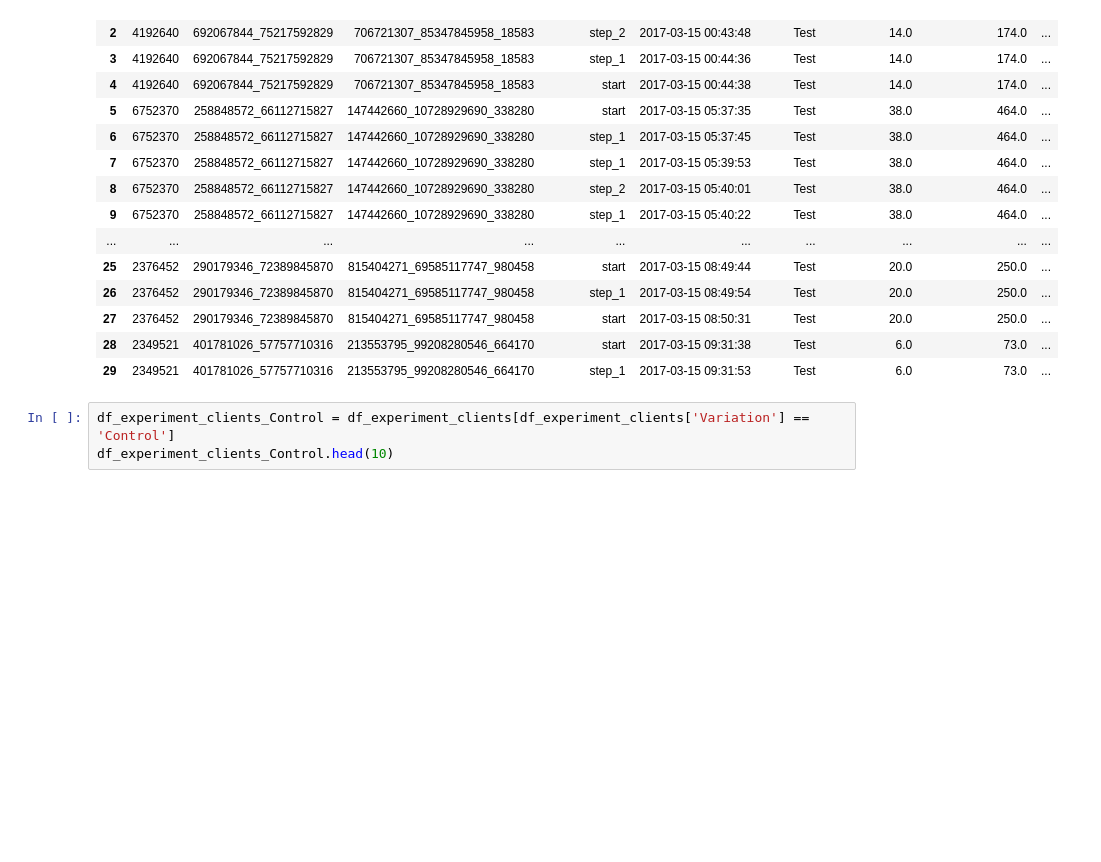
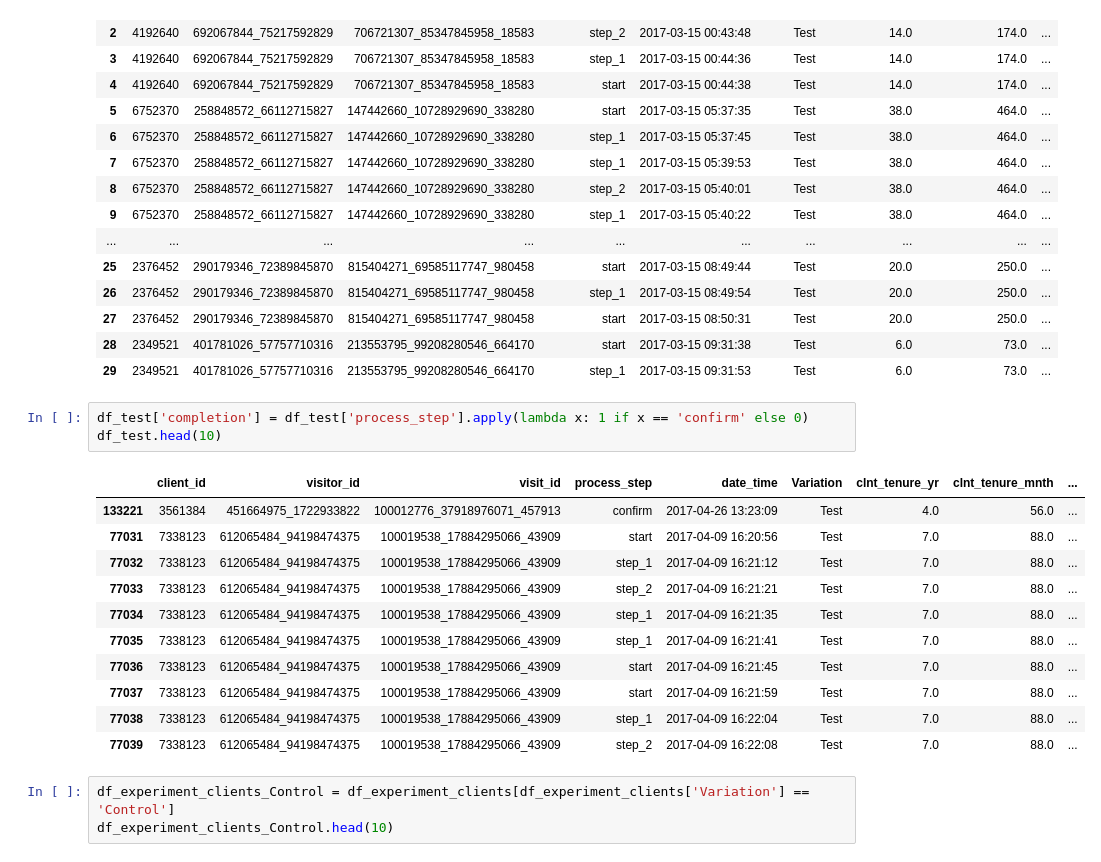
Before and after one commit to DaniCoco31/project_2, a Jupyter notebook: notebooks/Exploratory_nb_Reetu.ipynb, the cells around one changed output. Cells and saved outputs as stored; diff of their text form; blank space fills up the shorter version.

```diff
--- a/notebooks/Exploratory_nb_Reetu.ipynb
+++ b/notebooks/Exploratory_nb_Reetu.ipynb
@@ -200,6 +200,21 @@ df_test.head(30)
 | 27 | 2376452 | 290179346_72389845870 | 815404271_69585117747_980458 | start | 2017-03-15 08:50:31 | Test | 20.0 | 250.0 | ... |
 | 28 | 2349521 | 401781026_57757710316 | 213553795_99208280546_664170 | start | 2017-03-15 09:31:38 | Test | 6.0 | 73.0 | ... |
 | 29 | 2349521 | 401781026_57757710316 | 213553795_99208280546_664170 | step_1 | 2017-03-15 09:31:53 | Test | 6.0 | 73.0 | ... |
+# %%
+df_test['completion'] = df_test['process_step'].apply(lambda x: 1 if x == 'confirm' else 0)
+df_test.head(10)
+# %% [output]
+|  | client_id | visitor_id | visit_id | process_step | date_time | Variation | clnt_tenure_yr | clnt_tenure_mnth | ... |
+| 133221 | 3561384 | 451664975_1722933822 | 100012776_37918976071_457913 | confirm | 2017-04-26 13:23:09 | Test | 4.0 | 56.0 | ... |
+| 77031 | 7338123 | 612065484_94198474375 | 100019538_17884295066_43909 | start | 2017-04-09 16:20:56 | Test | 7.0 | 88.0 | ... |
+| 77032 | 7338123 | 612065484_94198474375 | 100019538_17884295066_43909 | step_1 | 2017-04-09 16:21:12 | Test | 7.0 | 88.0 | ... |
+| 77033 | 7338123 | 612065484_94198474375 | 100019538_17884295066_43909 | step_2 | 2017-04-09 16:21:21 | Test | 7.0 | 88.0 | ... |
+| 77034 | 7338123 | 612065484_94198474375 | 100019538_17884295066_43909 | step_1 | 2017-04-09 16:21:35 | Test | 7.0 | 88.0 | ... |
+| 77035 | 7338123 | 612065484_94198474375 | 100019538_17884295066_43909 | step_1 | 2017-04-09 16:21:41 | Test | 7.0 | 88.0 | ... |
+| 77036 | 7338123 | 612065484_94198474375 | 100019538_17884295066_43909 | start | 2017-04-09 16:21:45 | Test | 7.0 | 88.0 | ... |
+| 77037 | 7338123 | 612065484_94198474375 | 100019538_17884295066_43909 | start | 2017-04-09 16:21:59 | Test | 7.0 | 88.0 | ... |
+| 77038 | 7338123 | 612065484_94198474375 | 100019538_17884295066_43909 | step_1 | 2017-04-09 16:22:04 | Test | 7.0 | 88.0 | ... |
+| 77039 | 7338123 | 612065484_94198474375 | 100019538_17884295066_43909 | step_2 | 2017-04-09 16:22:08 | Test | 7.0 | 88.0 | ... |
 # %%
 df_experiment_clients_Control = df_experiment_clients[df_experiment_clients['Variation'] == 'Control']
 df_experiment_clients_Control.head(10)
```
Also changed, not shown: parts of 4 cells of this notebook, 13 other files.
